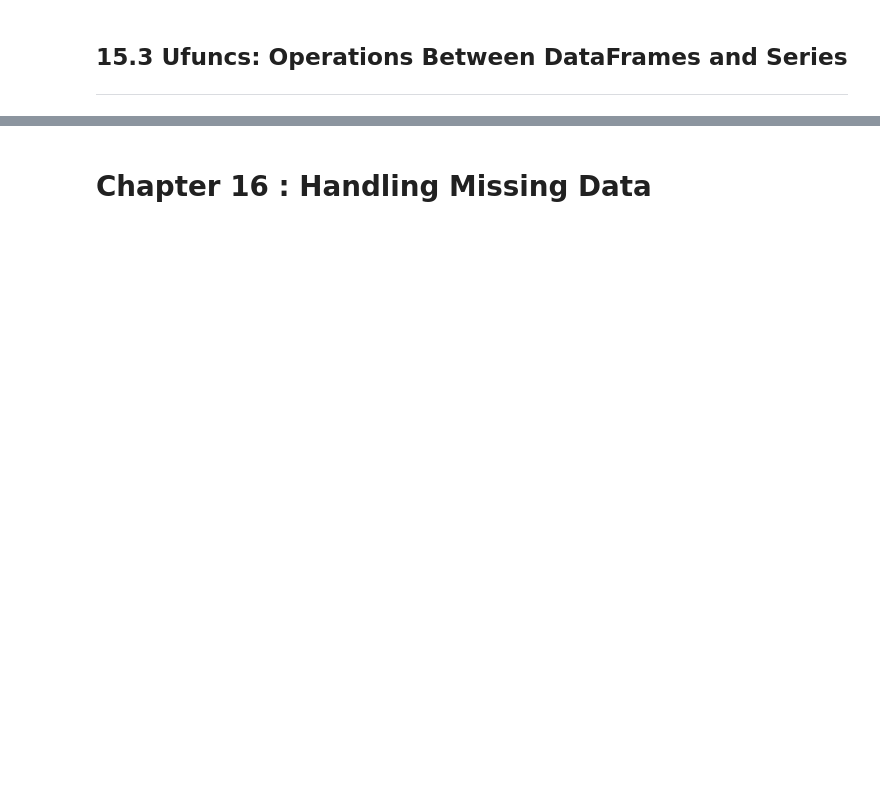
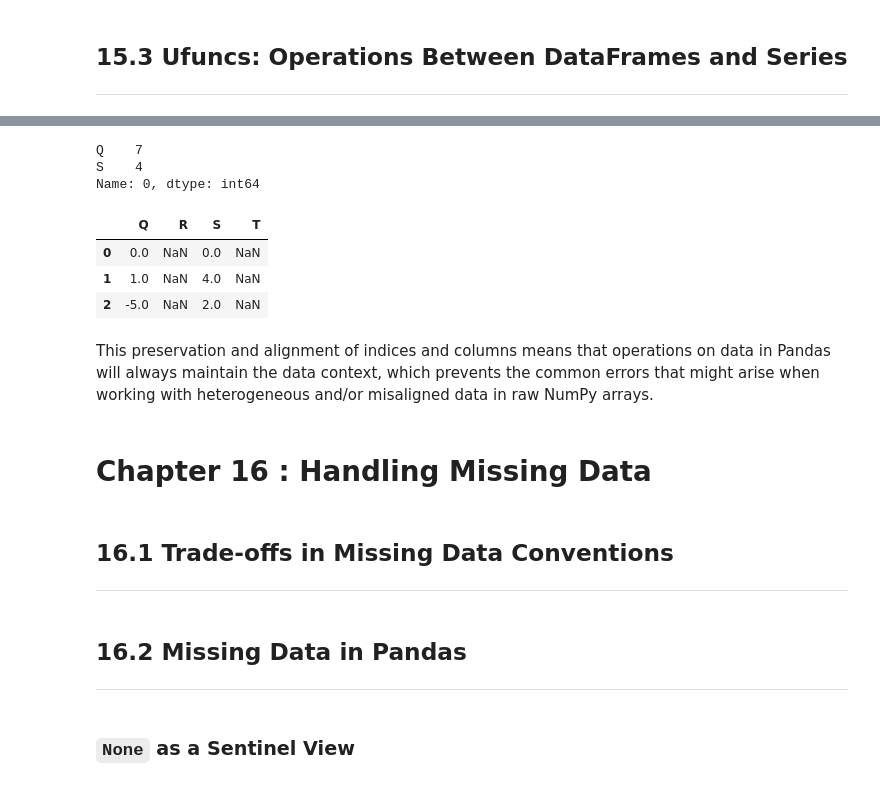
Before and after one commit to huymh/jupyter-notes, a Jupyter notebook: HB_2_Data_Manipulation_with_Pandas.ipynb, the cells around one changed output, grey strips where cells are left out. Saved outputs shown, nothing was run; the diff lists cells and outputs as text; code cells hidden in the pictures; blank space fills up the shorter version.

```diff
--- a/HB_2_Data_Manipulation_with_Pandas.ipynb
+++ b/HB_2_Data_Manipulation_with_Pandas.ipynb
@@ -653,2 +823,26 @@ data[data.density > 120]
+# %%
+halfrow = df.iloc[0, ::2]
+halfrow
+# %% [output]
+Q    7
+S    4
+Name: 0, dtype: int64
+# %%
+df - halfrow
+# %% [output]
+|  | Q | R | S | T |
+| 0 | 0.0 | NaN | 0.0 | NaN |
+| 1 | 1.0 | NaN | 4.0 | NaN |
+| 2 | -5.0 | NaN | 2.0 | NaN |
+# %% [markdown]
+This preservation and alignment of indices and columns means that operations on data in Pandas will always maintain the data context, which prevents the common errors that might arise when working with heterogeneous and/or misaligned data in raw NumPy arrays.
 # %% [markdown]
 # Chapter 16 : Handling Missing Data
+# %% [markdown]
+## 16.1 Trade-offs in Missing Data Conventions
+---
+# %% [markdown]
+## 16.2 Missing Data in Pandas
+---
+# %% [markdown]
+### `None` as a Sentinel View
```
Also changed, not shown: parts of 40 cells of this notebook.
